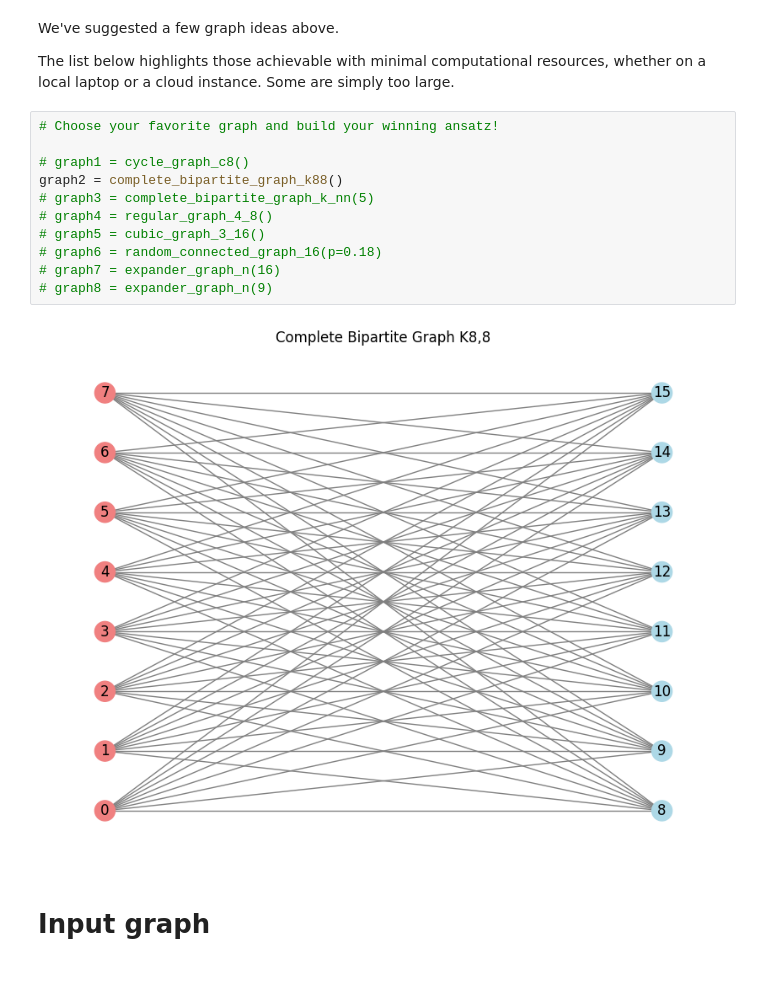
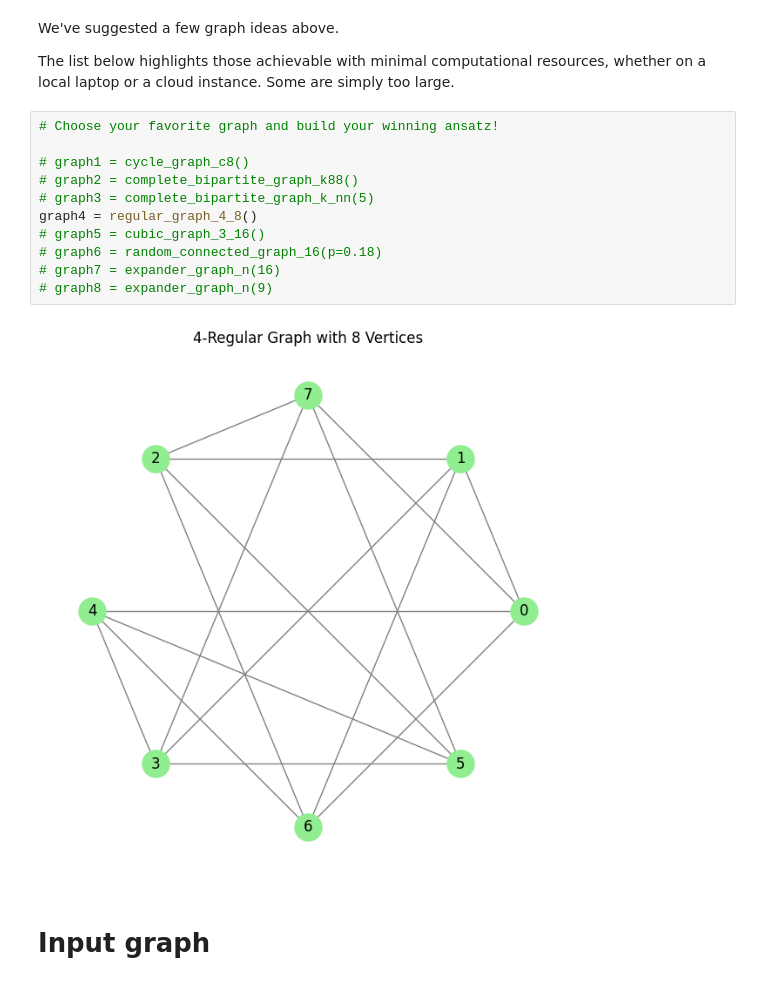
Before and after one commit to funnysomething/iQuHack_HG2025, a Jupyter notebook: IonQuHack2025.ipynb, the cells around one changed output. Drawn from its saved outputs; the diff is of its cells as text.

```diff
--- a/IonQuHack2025.ipynb
+++ b/IonQuHack2025.ipynb
@@ -315,16 +315,16 @@ The list below highlights those achievable with minimal computational resources,
 # %%
 # Choose your favorite graph and build your winning ansatz!
 
 # graph1 = cycle_graph_c8()
-graph2 = complete_bipartite_graph_k88()
+# graph2 = complete_bipartite_graph_k88()
 # graph3 = complete_bipartite_graph_k_nn(5)
-# graph4 = regular_graph_4_8()
+graph4 = regular_graph_4_8()
 # graph5 = cubic_graph_3_16()
 # graph6 = random_connected_graph_16(p=0.18)
 # graph7 = expander_graph_n(16)
 # graph8 = expander_graph_n(9)
 # %% [output]
-[figure, old version]
+[figure, new version]
 # %% [markdown]
 # Input graph
 # %%
```
Also changed, not shown: parts of 11 cells of this notebook.
